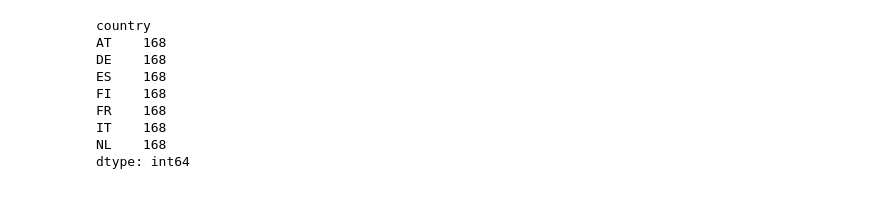
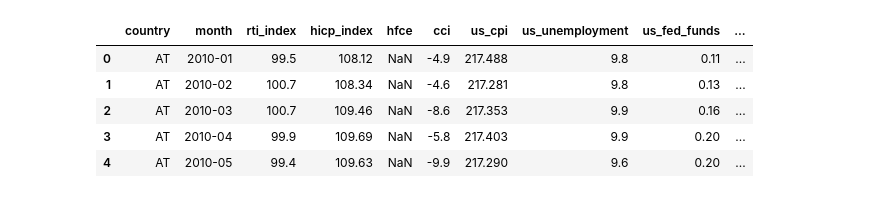
Before and after one commit to gsanaev/retail-data-intelligence, a Jupyter notebook: notebooks/02_retail_dynamics.ipynb, the cells around one changed output. Cells and saved outputs as stored; diff of their text form; code cells hidden in the pictures.

```diff
--- a/notebooks/02_retail_dynamics.ipynb
+++ b/notebooks/02_retail_dynamics.ipynb
@@ -22,17 +31,14 @@ plt.style.use("seaborn-v0_8")
 # %%
 df = pd.read_csv("../data/processed/macro_panel.csv")
 
 df["month_dt"] = pd.to_datetime(df["month"])
-df = df.sort_values(["country", "month_dt"])
+df = df.sort_values(["country", "month_dt"]).reset_index(drop=True)
+
+df.head()
+# %% [output]
+|  | country | month | rti_index | hicp_index | hfce | cci | us_cpi | us_unemployment | us_fed_funds | ... |
+| 0 | AT | 2010-01 | 99.5 | 108.12 | NaN | -4.9 | 217.488 | 9.8 | 0.11 | ... |
+| 1 | AT | 2010-02 | 100.7 | 108.34 | NaN | -4.6 | 217.281 | 9.8 | 0.13 | ... |
+| 2 | AT | 2010-03 | 100.7 | 109.46 | NaN | -8.6 | 217.353 | 9.9 | 0.16 | ... |
+| 3 | AT | 2010-04 | 99.9 | 109.69 | NaN | -5.8 | 217.403 | 9.9 | 0.20 | ... |
+| 4 | AT | 2010-05 | 99.4 | 109.63 | NaN | -9.9 | 217.290 | 9.6 | 0.20 | ... |
-# %%
-df.groupby("country").size()
-# %% [output]
-country
-AT    168
-DE    168
-ES    168
-FI    168
-FR    168
-IT    168
-NL    168
-dtype: int64
```
Also changed, not shown: parts of 24 cells of this notebook, 8 other files.
